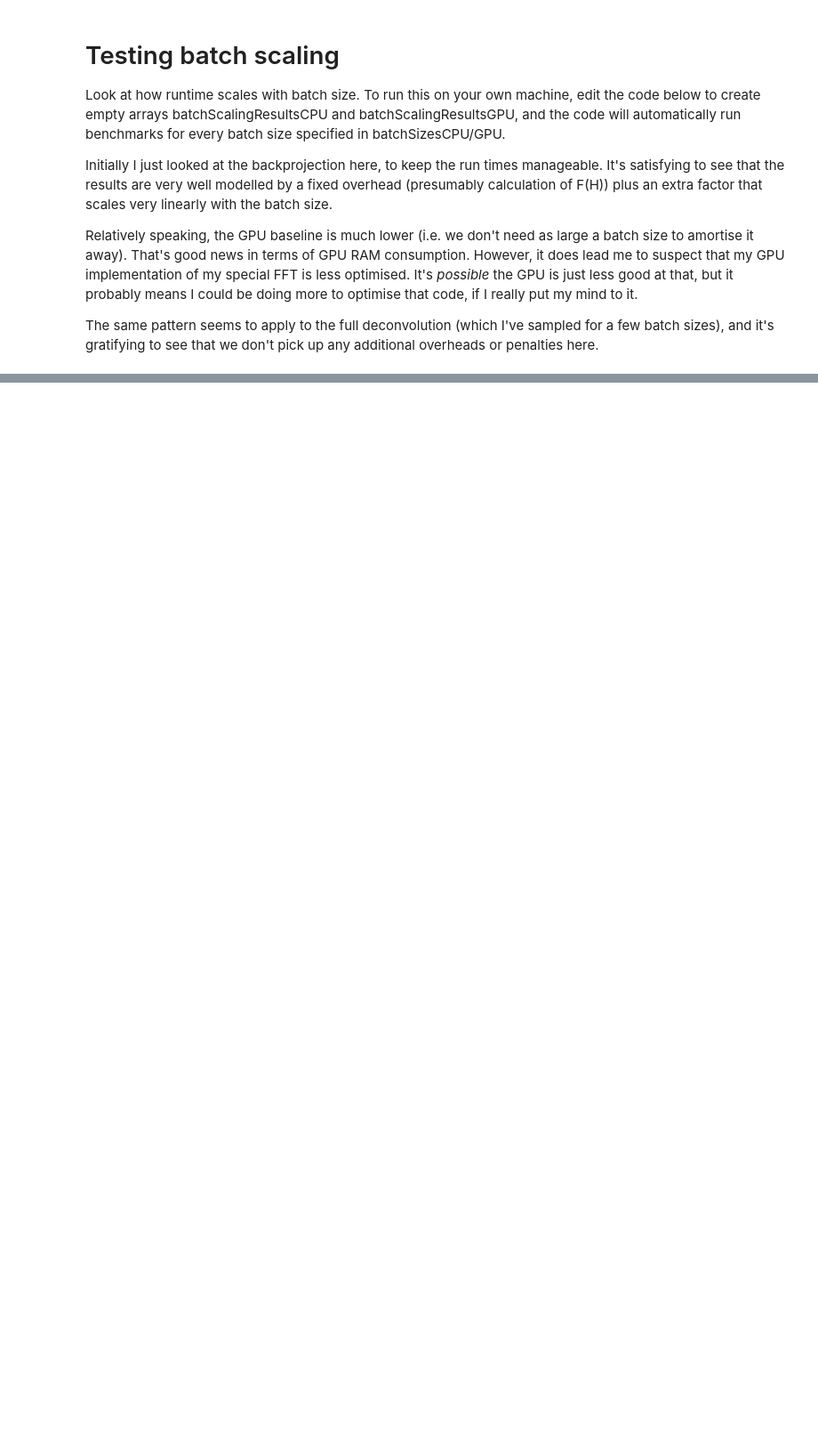
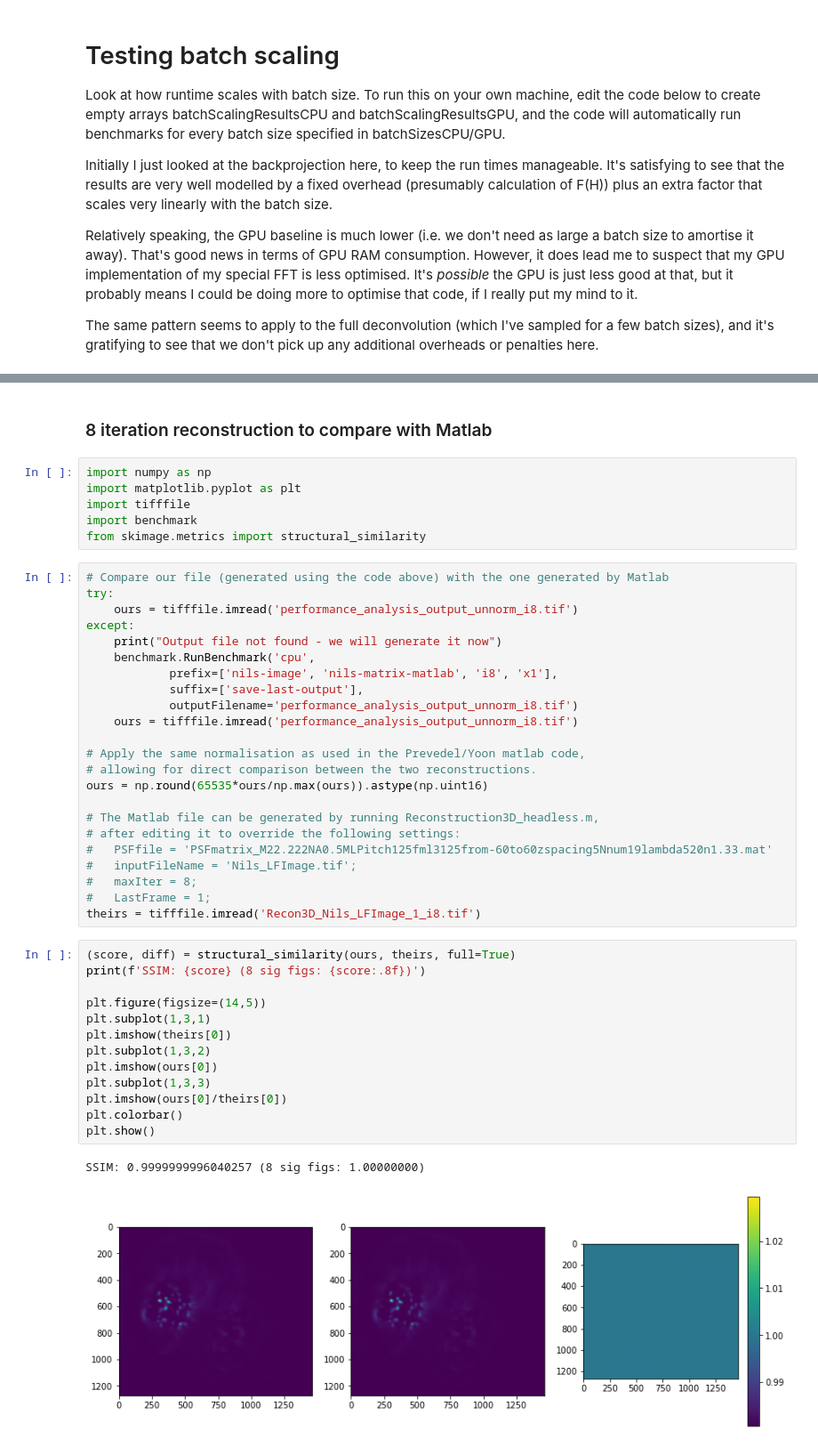
Before and after one commit to jmtayloruk/fast-light-field, a Jupyter notebook: benchmarking.ipynb, the cells around one changed output, grey strips where cells are left out. Shown at 89% size. Saved outputs shown, nothing was run; the diff lists cells and outputs as text; blank space fills up the shorter version.

```diff
--- a/benchmarking.ipynb
+++ b/benchmarking.ipynb
@@ -268,0 +377,47 @@ PlotResultsPaper(batchSizesGPUdc, batchScalingResultsGPUdc, "gpu_deconv.pdf", "G
+# %% [markdown]
+### 8 iteration reconstruction to compare with Matlab
+# %%
+import numpy as np
+import matplotlib.pyplot as plt
+import tifffile
+import benchmark
+from skimage.metrics import structural_similarity
+# %%
+# Compare our file (generated using the code above) with the one generated by Matlab
+try:
+    ours = tifffile.imread('performance_analysis_output_unnorm_i8.tif')
+except:
+    print("Output file not found - we will generate it now")
+    benchmark.RunBenchmark('cpu',
+            prefix=['nils-image', 'nils-matrix-matlab', 'i8', 'x1'],
+            suffix=['save-last-output'],
+            outputFilename='performance_analysis_output_unnorm_i8.tif')
+    ours = tifffile.imread('performance_analysis_output_unnorm_i8.tif')
+
+# Apply the same normalisation as used in the Prevedel/Yoon matlab code,
+# allowing for direct comparison between the two reconstructions.
+ours = np.round(65535*ours/np.max(ours)).astype(np.uint16)
+
+# The Matlab file can be generated by running Reconstruction3D_headless.m,
+# after editing it to override the following settings:
+#   PSFfile = 'PSFmatrix_M22.222NA0.5MLPitch125fml3125from-60to60zspacing5Nnum19lambda520n1.33.mat'
+#   inputFileName = 'Nils_LFImage.tif';
+#   maxIter = 8;
+#   LastFrame = 1;
+theirs = tifffile.imread('Recon3D_Nils_LFImage_1_i8.tif')
+# %%
+(score, diff) = structural_similarity(ours, theirs, full=True)
+print(f'SSIM: {score} (8 sig figs: {score:.8f})')
+
+plt.figure(figsize=(14,5))
+plt.subplot(1,3,1)
+plt.imshow(theirs[0])
+plt.subplot(1,3,2)
+plt.imshow(ours[0])
+plt.subplot(1,3,3)
+plt.imshow(ours[0]/theirs[0])
+plt.colorbar()
+plt.show()
+# %% [output]
+SSIM: 0.9999999996040257 (8 sig figs: 1.00000000)
+[figure, added]
```
Also changed, not shown: parts of 13 cells of this notebook, 3 other files.
